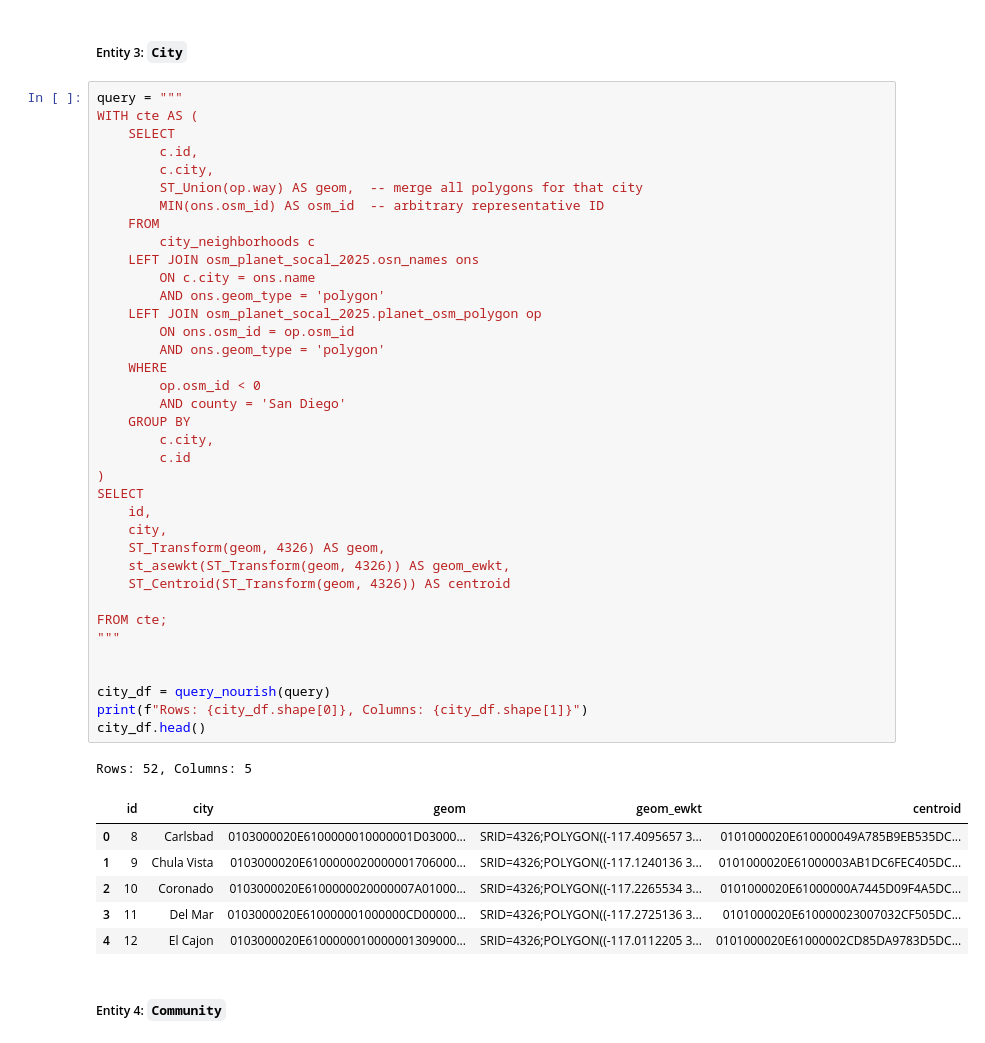
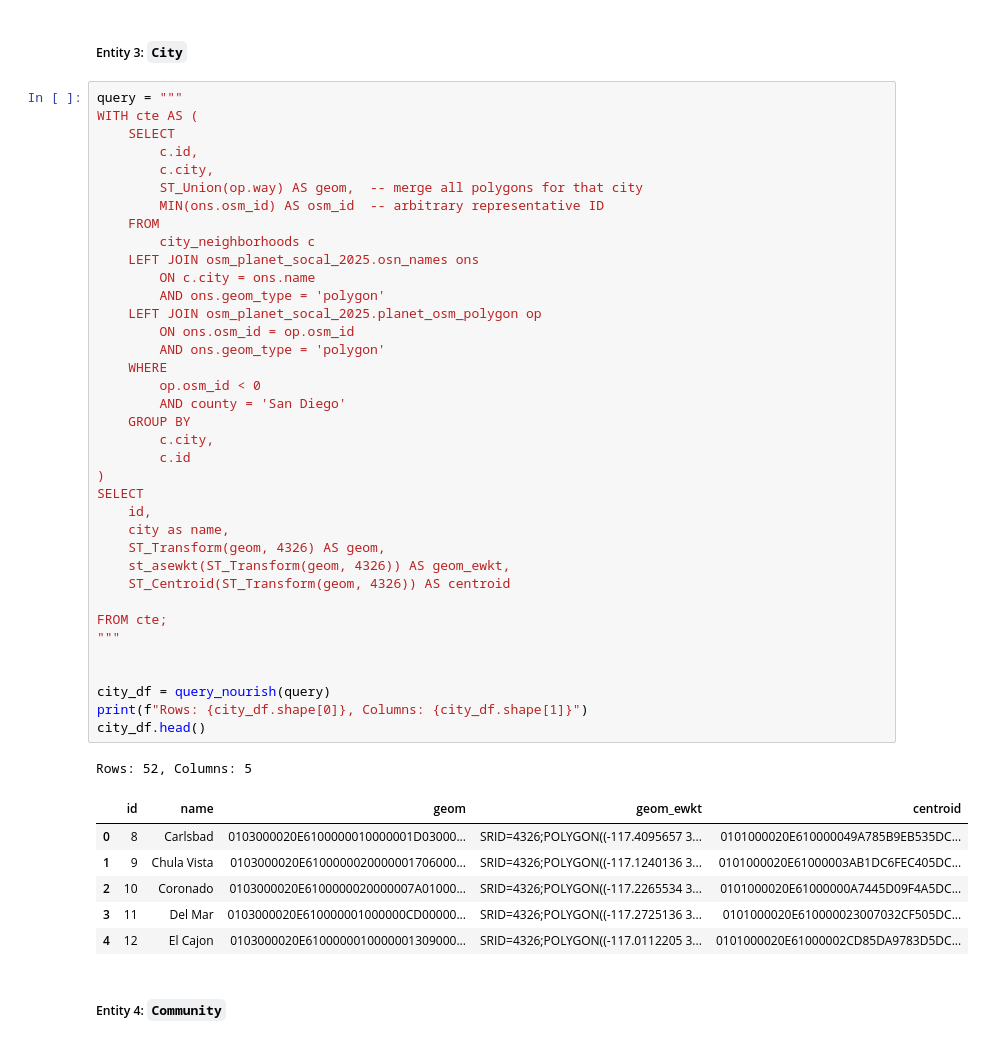
Before and after one commit to njwnkp4d8t-png/business-opportunity-graph, a Jupyter notebook: notebooks/project.ipynb, the cells around one changed output. Saved outputs shown, nothing was run; the diff lists cells and outputs as text.

```diff
--- a/notebooks/project.ipynb
+++ b/notebooks/project.ipynb
@@ -220,35 +220,35 @@ WITH cte AS (
     FROM
         city_neighborhoods c
     LEFT JOIN osm_planet_socal_2025.osn_names ons
         ON c.city = ons.name
         AND ons.geom_type = 'polygon'
     LEFT JOIN osm_planet_socal_2025.planet_osm_polygon op
         ON ons.osm_id = op.osm_id
         AND ons.geom_type = 'polygon'
     WHERE
         op.osm_id < 0
         AND county = 'San Diego'
     GROUP BY
         c.city,
         c.id
 )
 SELECT
     id,
-    city,
+    city as name,
     ST_Transform(geom, 4326) AS geom,
     st_asewkt(ST_Transform(geom, 4326)) AS geom_ewkt,
     ST_Centroid(ST_Transform(geom, 4326)) AS centroid
 
 FROM cte;
 """
 
 
 city_df = query_nourish(query)
 print(f"Rows: {city_df.shape[0]}, Columns: {city_df.shape[1]}")
 city_df.head()
 # %% [output]
 Rows: 52, Columns: 5
-|  | id | city | geom | geom_ewkt | centroid |
+|  | id | name | geom | geom_ewkt | centroid |
 | 0 | 8 | Carlsbad | 0103000020E6100000010000001D03000... | SRID=4326;POLYGON((-117.4095657 3... | 0101000020E610000049A785B9EB535DC... |
 | 1 | 9 | Chula Vista | 0103000020E6100000020000001706000... | SRID=4326;POLYGON((-117.1240136 3... | 0101000020E61000003AB1DC6FEC405DC... |
 | 2 | 10 | Coronado | 0103000020E6100000020000007A01000... | SRID=4326;POLYGON((-117.2265534 3... | 0101000020E61000000A7445D09F4A5DC... |
```
Also changed, not shown: parts of 6 cells of this notebook, 5 other files.
